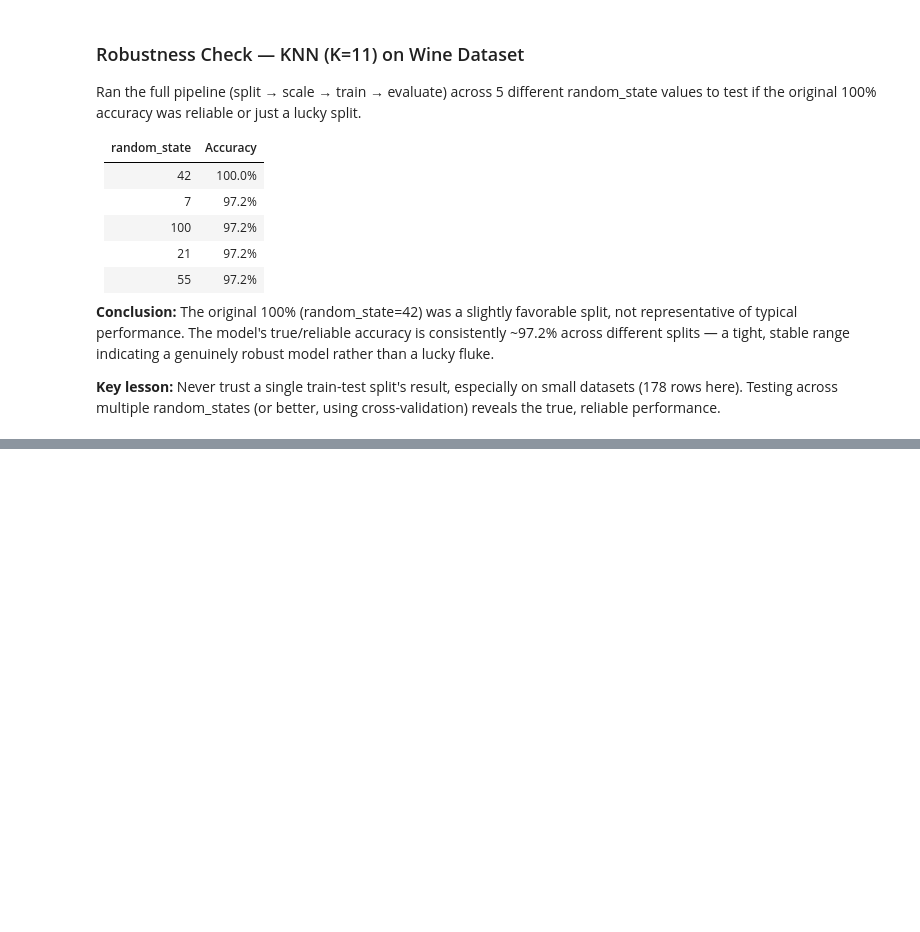
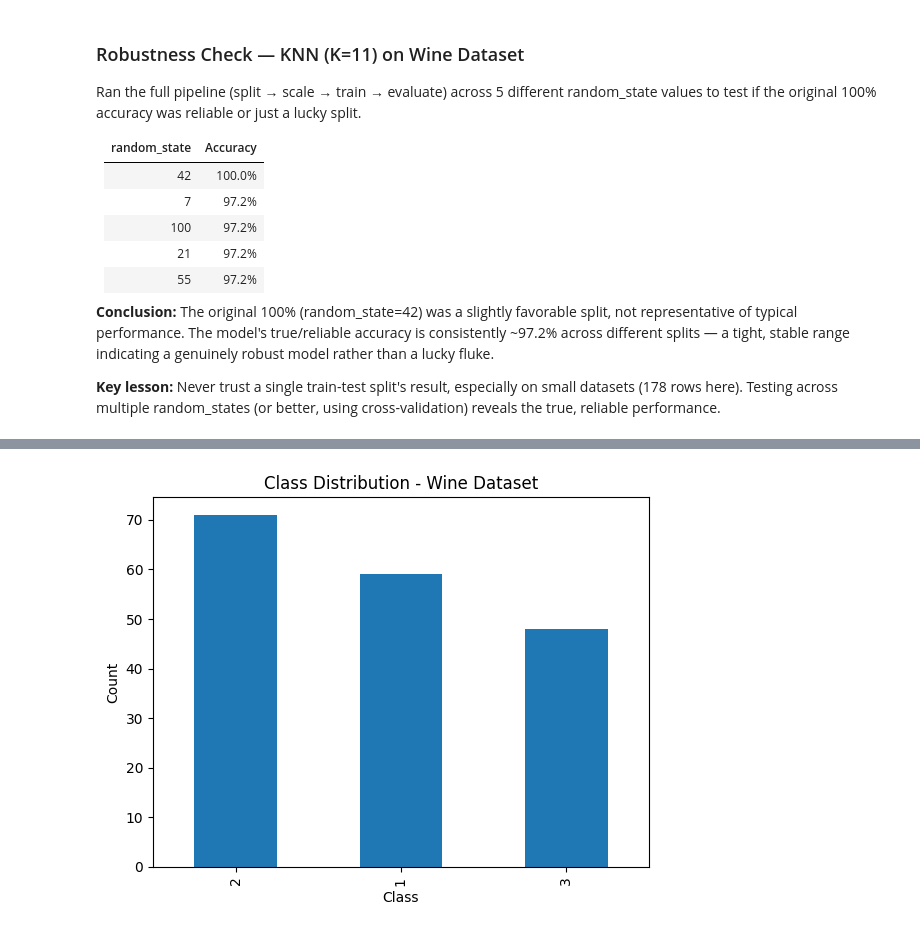
Before and after one commit to VishRoy/kaggle-notebook, a Jupyter notebook: wine-classification-using-knn-begineer.ipynb, the cells around one changed output, grey strips where cells are left out. Cells and saved outputs as stored; diff of their text form; code cells hidden in the pictures; blank space fills up the shorter version.

Commit message:
Kaggle Notebook | Wine Classification using KNN | Version 2

```diff
--- a/wine-classification-using-knn-begineer.ipynb
+++ b/wine-classification-using-knn-begineer.ipynb
@@ -488,0 +517,3 @@ Ran the full pipeline (split → scale → train → evaluate) across 5 differen
+# %%
+df_new = pd.read_csv('/kaggle/input/datasets/tawfikelmetwally/wine-dataset/Wine dataset.csv')
+df_new.head()
@@ -488,0 +635,8 @@ Ran the full pipeline (split → scale → train → evaluate) across 5 differen
+# %%
+df_new['class'].value_counts().plot(kind='bar')
+plt.xlabel('Class')
+plt.ylabel('Count')
+plt.title('Class Distribution - Wine Dataset')
+plt.show()
+# %% [output]
+[figure, added]
```
Also changed, not shown: parts of 18 cells of this notebook.
